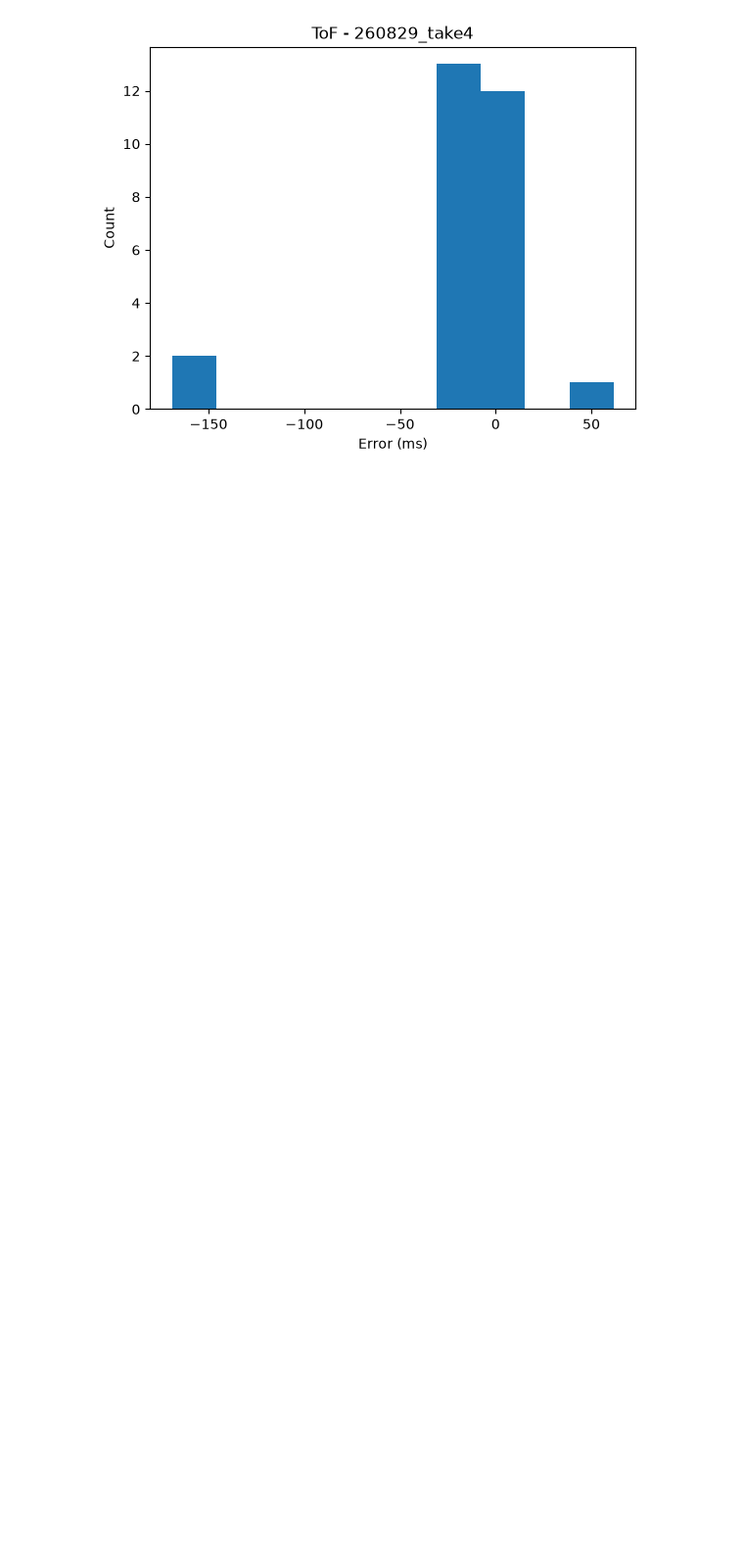
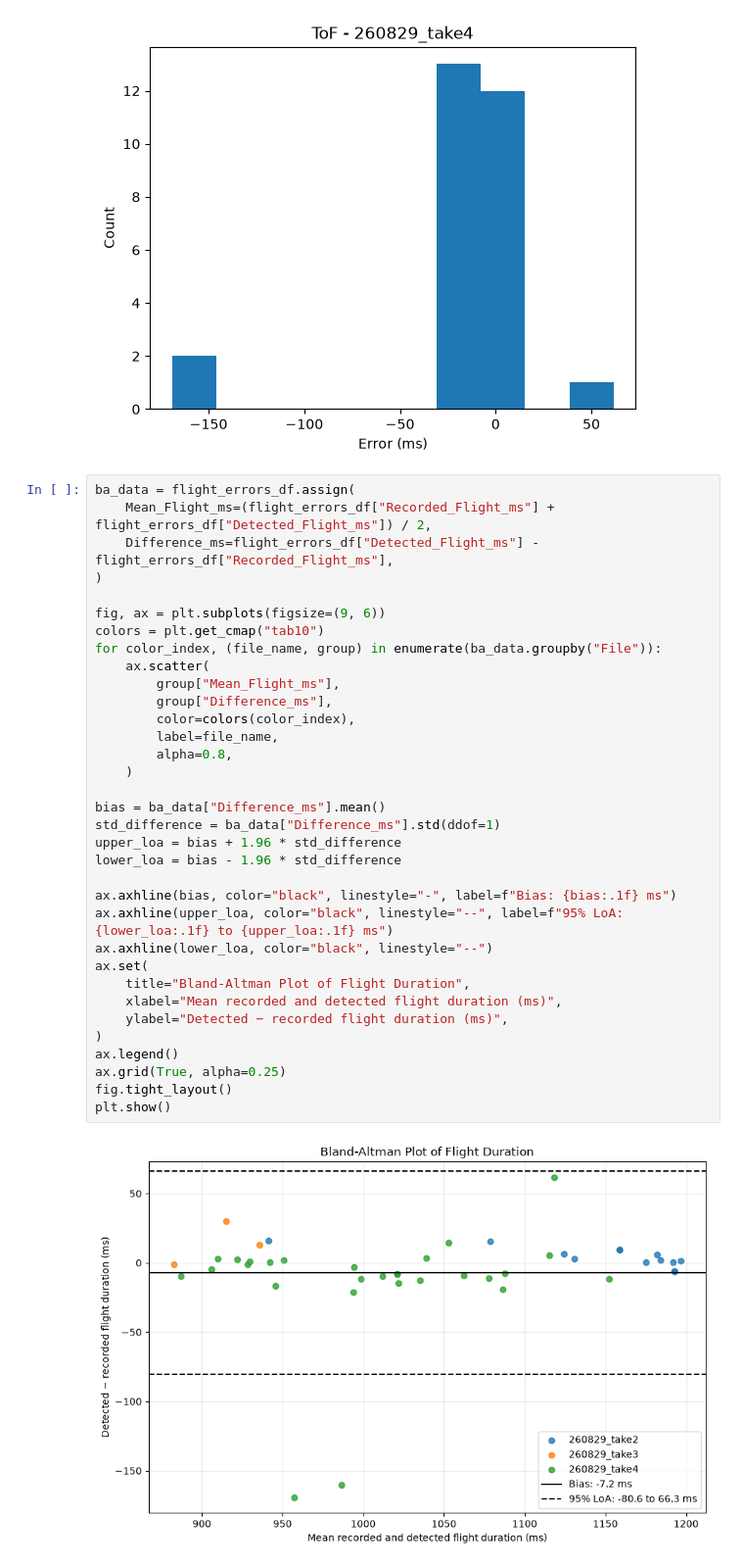
Before and after one commit to nrother/OpenToF, a Jupyter notebook: analysis/eval_algorithm.ipynb, the cells around one changed output. Shown at 98% size. Saved outputs shown, nothing was run; the diff lists cells and outputs as text; blank space fills up the shorter version.

Commit message:
Add Blant-Altmann plot to evaluation

```diff
--- a/analysis/eval_algorithm.ipynb
+++ b/analysis/eval_algorithm.ipynb
@@ -329,6 +329,42 @@ for file_name, group in flight_errors_df.groupby("File"):
 [figure]
 [figure]
 [figure]
+# %%
+ba_data = flight_errors_df.assign(
+    Mean_Flight_ms=(flight_errors_df["Recorded_Flight_ms"] + flight_errors_df["Detected_Flight_ms"]) / 2,
+    Difference_ms=flight_errors_df["Detected_Flight_ms"] - flight_errors_df["Recorded_Flight_ms"],
+)
+
+fig, ax = plt.subplots(figsize=(9, 6))
+colors = plt.get_cmap("tab10")
+for color_index, (file_name, group) in enumerate(ba_data.groupby("File")):
+    ax.scatter(
+        group["Mean_Flight_ms"],
+        group["Difference_ms"],
+        color=colors(color_index),
+        label=file_name,
+        alpha=0.8,
+    )
+
+bias = ba_data["Difference_ms"].mean()
+std_difference = ba_data["Difference_ms"].std(ddof=1)
+upper_loa = bias + 1.96 * std_difference
+lower_loa = bias - 1.96 * std_difference
+
+ax.axhline(bias, color="black", linestyle="-", label=f"Bias: {bias:.1f} ms")
+ax.axhline(upper_loa, color="black", linestyle="--", label=f"95% LoA: {lower_loa:.1f} to {upper_loa:.1f} ms")
+ax.axhline(lower_loa, color="black", linestyle="--")
+ax.set(
+    title="Bland-Altman Plot of Flight Duration",
+    xlabel="Mean recorded and detected flight duration (ms)",
+    ylabel="Detected − recorded flight duration (ms)",
+)
+ax.legend()
+ax.grid(True, alpha=0.25)
+fig.tight_layout()
+plt.show()
+# %% [output]
+[figure, added]
 # %%
 flight_error_stats = flight_errors_df.groupby("File").agg(
     flight_count=("Error_ms", "count"),
```
